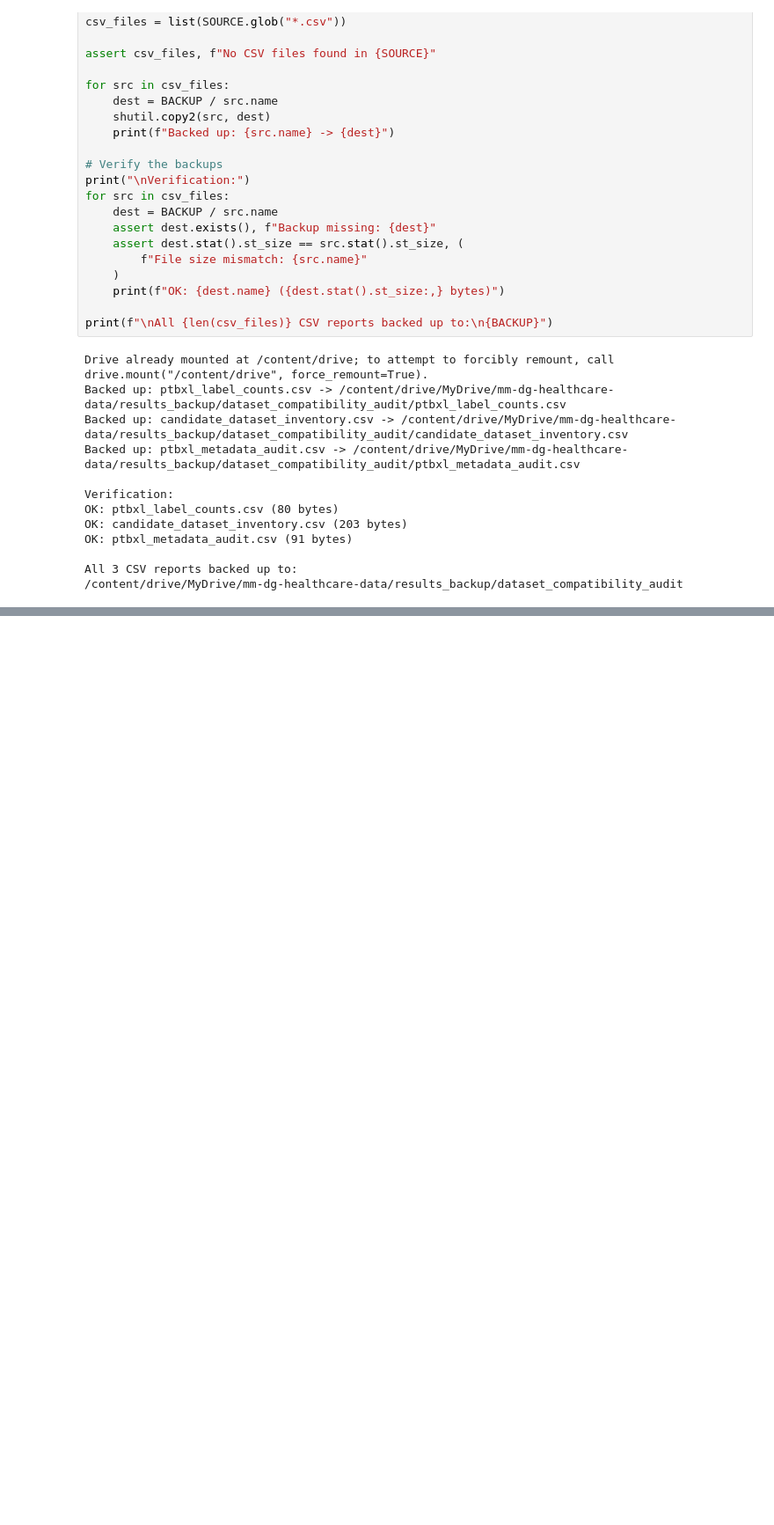
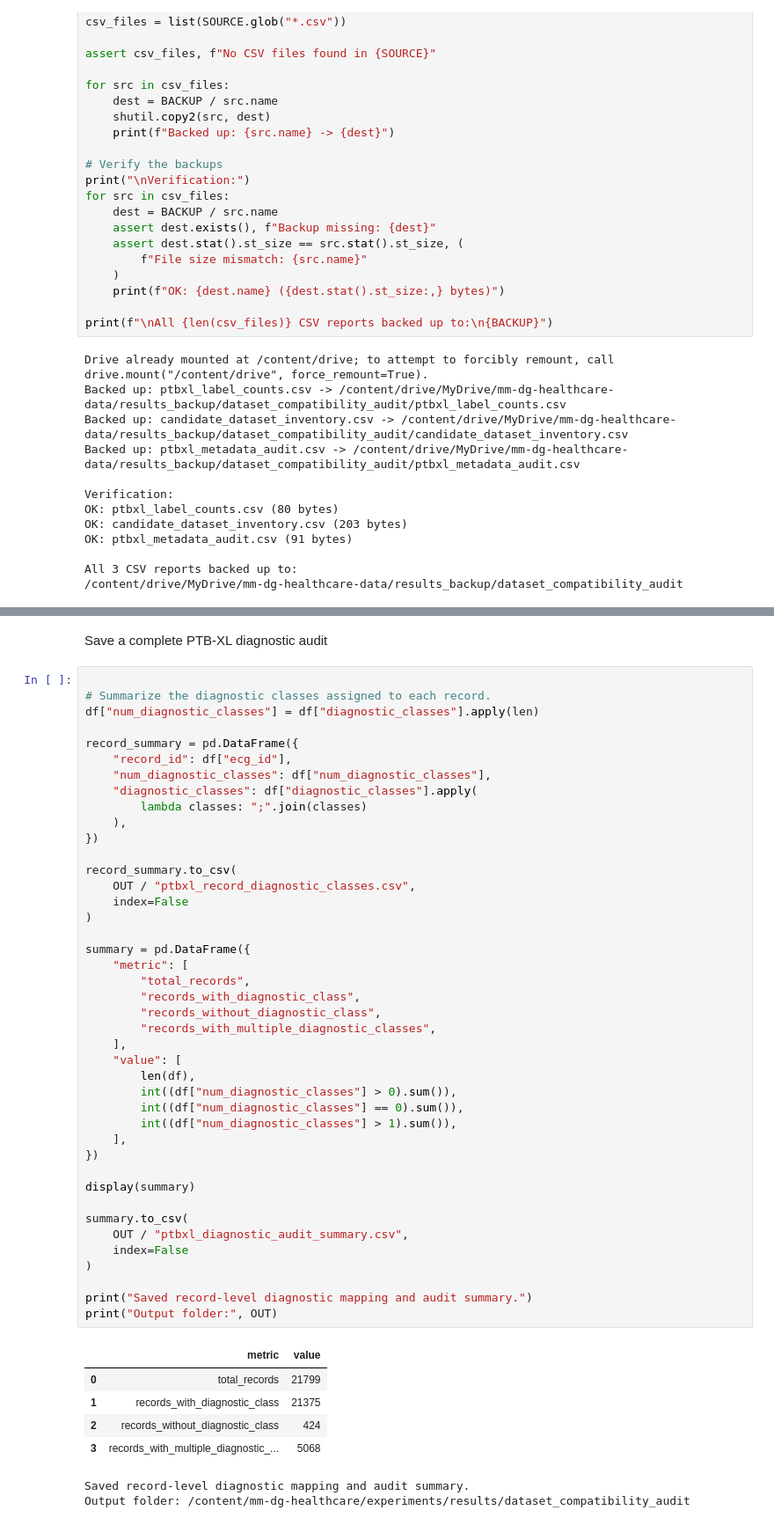
Before and after one commit to Sakina152/mm-dg-healthcare, a Jupyter notebook: notebooks/07_dataset_compatibility_audit.ipynb, the cells around one changed output, grey strips where cells are left out. Shown at 88% size. Drawn from its saved outputs; the diff is of its cells as text; blank space fills up the shorter version.

```diff
--- a/notebooks/07_dataset_compatibility_audit.ipynb
+++ b/notebooks/07_dataset_compatibility_audit.ipynb
@@ -464,0 +569,52 @@ All 3 CSV reports backed up to:
+# %% [markdown]
+Save a complete PTB-XL diagnostic audit
+# %%
+
+# Summarize the diagnostic classes assigned to each record.
+df["num_diagnostic_classes"] = df["diagnostic_classes"].apply(len)
+
+record_summary = pd.DataFrame({
+    "record_id": df["ecg_id"],
+    "num_diagnostic_classes": df["num_diagnostic_classes"],
+    "diagnostic_classes": df["diagnostic_classes"].apply(
+        lambda classes: ";".join(classes)
+    ),
+})
+
+record_summary.to_csv(
+    OUT / "ptbxl_record_diagnostic_classes.csv",
+    index=False
+)
+
+summary = pd.DataFrame({
+    "metric": [
+        "total_records",
+        "records_with_diagnostic_class",
+        "records_without_diagnostic_class",
+        "records_with_multiple_diagnostic_classes",
+    ],
+    "value": [
+        len(df),
+        int((df["num_diagnostic_classes"] > 0).sum()),
+        int((df["num_diagnostic_classes"] == 0).sum()),
+        int((df["num_diagnostic_classes"] > 1).sum()),
+    ],
+})
+
+display(summary)
+
+summary.to_csv(
+    OUT / "ptbxl_diagnostic_audit_summary.csv",
+    index=False
+)
+
+print("Saved record-level diagnostic mapping and audit summary.")
+print("Output folder:", OUT)
+# %% [output]
+|  | metric | value |
+| 0 | total_records | 21799 |
+| 1 | records_with_diagnostic_class | 21375 |
+| 2 | records_without_diagnostic_class | 424 |
+| 3 | records_with_multiple_diagnostic_... | 5068 |
+Saved record-level diagnostic mapping and audit summary.
+Output folder: /content/mm-dg-healthcare/experiments/results/dataset_compatibility_audit
```
Also changed, not shown: parts of 10 cells of this notebook.
